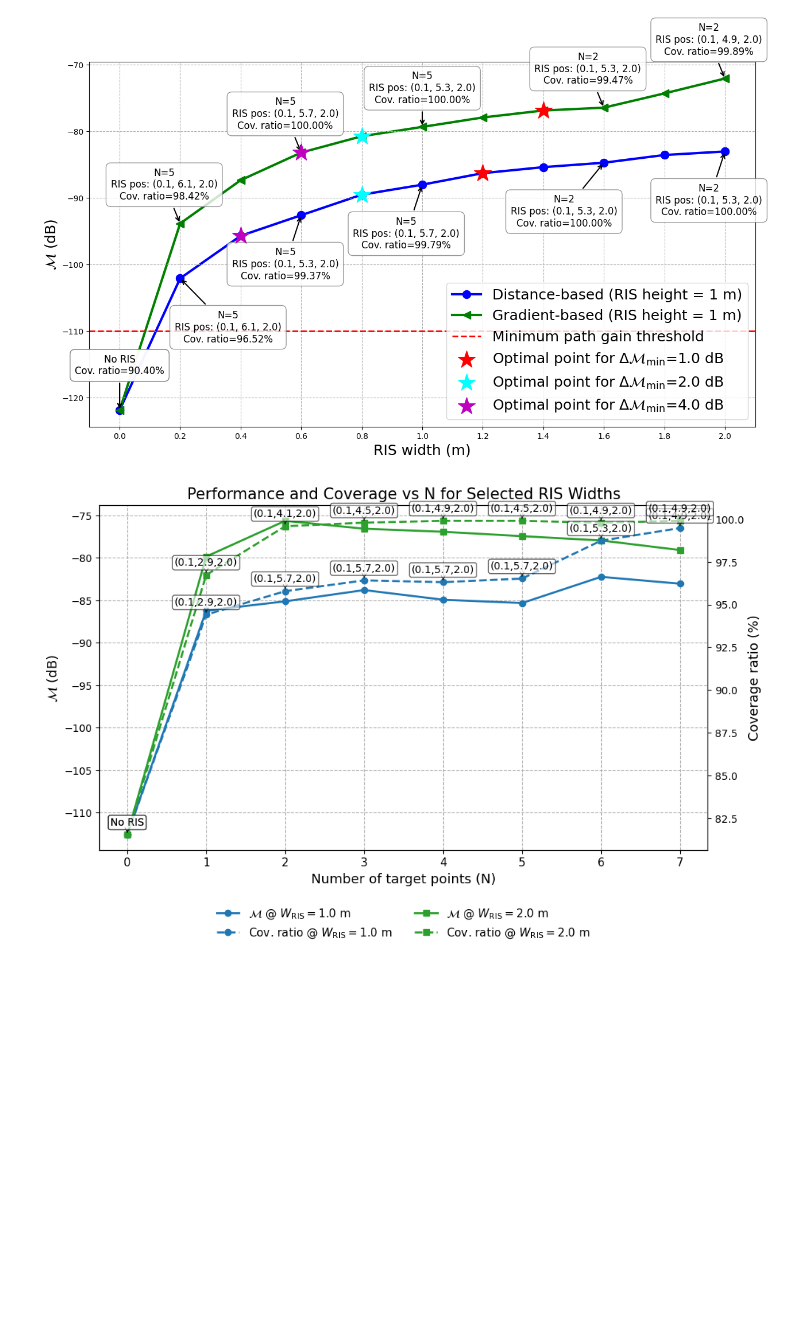
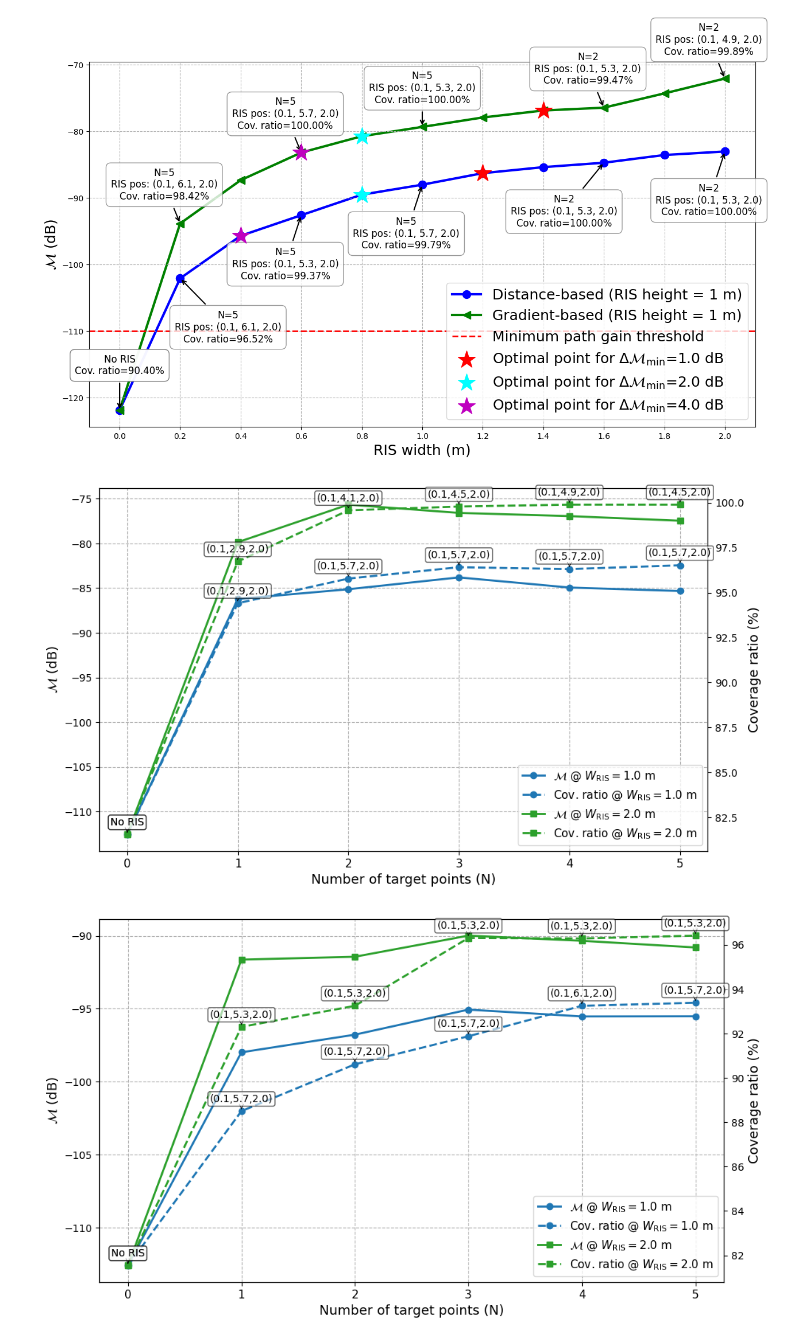
Before and after one commit to ekilcioglu/RIS-Optimization-GUI, a Jupyter notebook: GUI.ipynb, the cells around one changed output. Drawn from its saved outputs; the diff is of its cells as text; code cells hidden in the pictures; blank space fills up the shorter version.

Commit message:
Modified the code as well as added the figures to the paper for the performance vs. number of target points plots.

```diff
--- a/GUI.ipynb
+++ b/GUI.ipynb
@@ -2506,37 +2506,49 @@ def plot_performance_and_coverage_vs_N(data_grouped, widths_to_plot):
                          ha='center', bbox=dict(boxstyle="round,pad=0.2", fc="white", alpha=0.6),
                          arrowprops=dict(arrowstyle="->", lw=0.6))
 
     # Format x-axis: integer ticks
     all_Ns = sorted({N for width in widths_to_plot for N in data_grouped[width].keys()})
     ax1.set_xticks(all_Ns)
     ax1.set_xticklabels([str(N) for N in all_Ns], fontsize=11)
 
     ax1.set_xlabel("Number of target points (N)", fontsize=13)
     ax1.set_ylabel("$\mathcal{M}$ (dB)", fontsize=13, color='black')
     ax2.set_ylabel("Coverage ratio (%)", fontsize=13, color='black')
 
     ax1.grid(True, linestyle='--', linewidth=0.8)
-    plt.title("Performance and Coverage vs N for Selected RIS Widths", fontsize=15)
+    #plt.title("Performance and Coverage vs N for Selected RIS Widths", fontsize=15)
 
-    # Add a single legend below both axes
-    fig.legend(all_lines, all_labels, loc='upper center', bbox_to_anchor=(0.5, 0.05),
-               ncol=2, fontsize=11, frameon=False)
+    # Add a single legend inside the plot at lower right
+    ax1.legend(all_lines, all_labels, loc='lower right', fontsize=11, frameon=True)
+    plt.tight_layout()
 
     plt.tight_layout(rect=[0, 0.05, 1, 1])  # Leave space at bottom for legend
     plt.savefig("performance_and_coverage_vs_N.png", bbox_inches="tight")
     plt.show()
 
 # Example usage
 if __name__ == "__main__":
-    json_path_perf = "Paper-OJAP\\Data results\\Gradient-based\\metrics_RIS_height_1.0_extended.json"
-    json_path_cov = "Paper-OJAP\\Data results\\Gradient-based\\metrics_coverage_ratio_RIS_height_1.0_extended.json"
+    json_path_perf = "Paper-OJAP\\Data results\\Gradient-based\\metrics_RIS_height_1.0_extended-N-1-2-3-4-5.json"
+    json_path_cov = "Paper-OJAP\\Data results\\Gradient-based\\metrics_coverage_ratio_RIS_height_1.0_extended-N-1-2-3-4-5.json"
 
     with open(json_path_perf, 'r') as f1, open(json_path_cov, 'r') as f2:
         perf_data = json.load(f1)
         coverage_data = json.load(f2)
 
     widths_to_plot = [1.0, 2.0]
     grouped_data = group_metrics_by_N_and_width(perf_data, coverage_data)
     plot_performance_and_coverage_vs_N(grouped_data, widths_to_plot)
+
+    json_path_perf = "Paper-OJAP\\Data results\\Distance-based\\metrics_RIS_height_1.0_distance_extended.json"
+    json_path_cov = "Paper-OJAP\\Data results\\Distance-based\\metrics_coverage_ratio_RIS_height_1.0_distance_extended.json"
+
+    with open(json_path_perf, 'r') as f1, open(json_path_cov, 'r') as f2:
+        perf_data = json.load(f1)
+        coverage_data = json.load(f2)
+
+    widths_to_plot = [1.0, 2.0]
+    grouped_data = group_metrics_by_N_and_width(perf_data, coverage_data)
+    plot_performance_and_coverage_vs_N(grouped_data, widths_to_plot)
 # %% [output]
-[figure, old version]
+[figure, new version]
+[figure, added]
```
Also changed, not shown: parts of 1 cell of this notebook, 14 other files.
